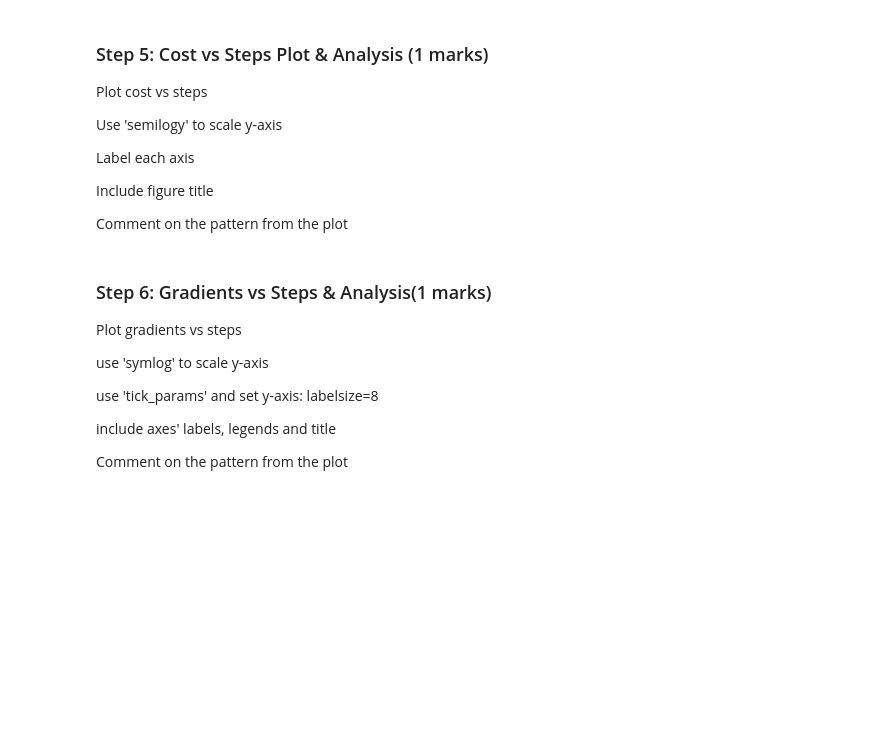
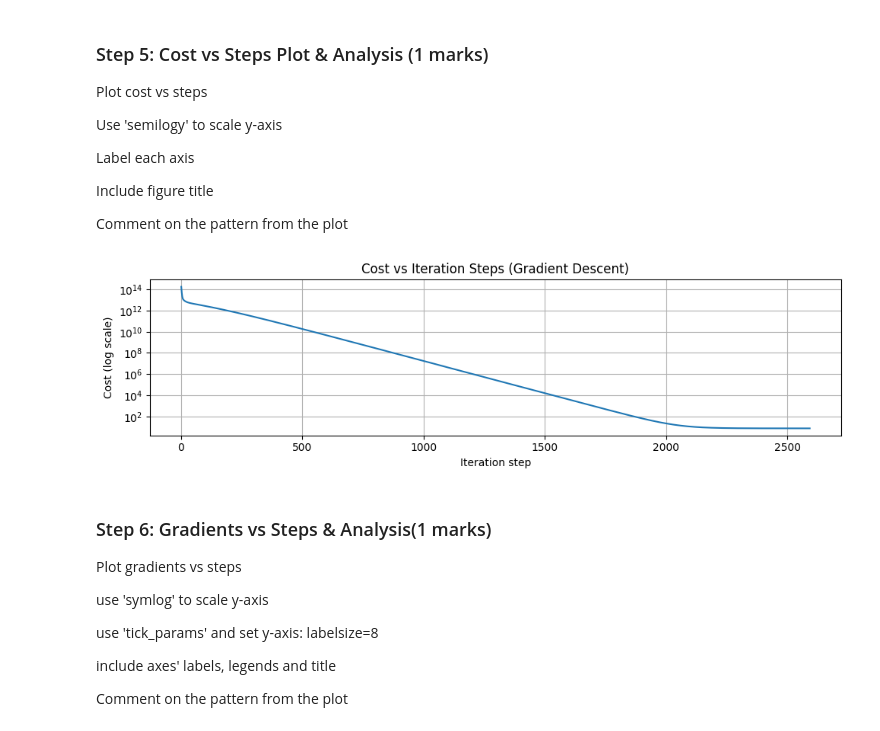
Before and after one commit to Rukkyn678/ENGG680_2025_Fall, a Jupyter notebook: Lab_Assignment2/Assignment2_Upload.ipynb, the cells around one changed output. Drawn from its saved outputs; the diff is of its cells as text; code cells hidden in the pictures; blank space fills up the shorter version.

```diff
--- a/Lab_Assignment2/Assignment2_Upload.ipynb
+++ b/Lab_Assignment2/Assignment2_Upload.ipynb
@@ -557,13 +621,23 @@ Comment on the pattern from the plot
 # %%
 fig , ax = plt.subplots(nrows=1,ncols=1, figsize=(10,3))
 # (0.5 marks)
 # ...
+steps = np.arange(1, len(arr_cost) + 1)
+ax.semilogy(steps, arr_cost)
+ax.set_xlabel("Iteration step")
+ax.set_ylabel("Cost (log scale)")
+ax.set_title("Cost vs Iteration Steps (Gradient Descent)")
 ax.grid(True)
 fig.tight_layout()
 plt.show()
 
 # Comment on the pattern (0.5 marks)
-# ...
+
+# The cost decreases rapidly during the first few iterations and then
+# gradually flattens out, indicating that the algorithm converges to a
+# minimum as the updates become smaller.
+# %% [output]
+[figure, added]
 # %% [markdown]
 ### Step 6: Gradients vs Steps & Analysis(1 marks)
 Plot gradients vs steps
```
Also changed, not shown: parts of 25 cells of this notebook.
